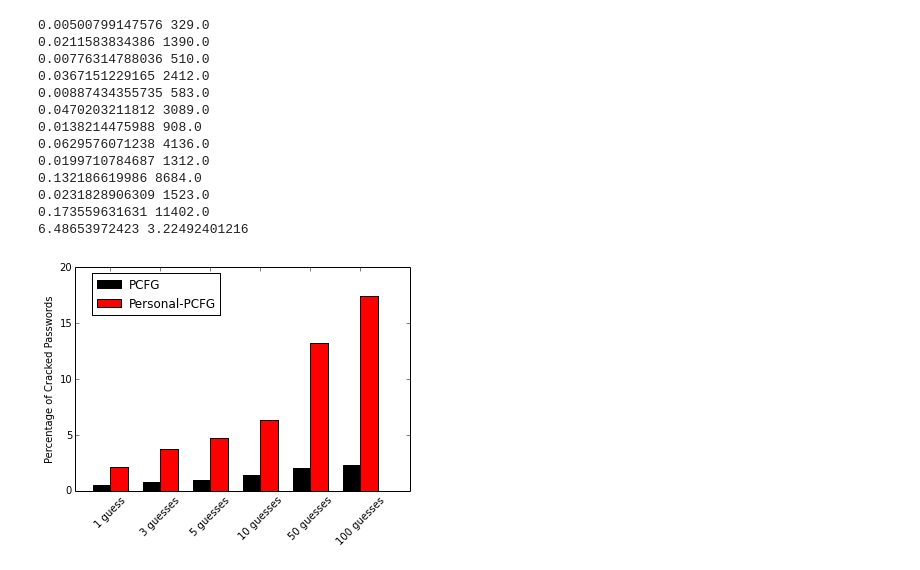
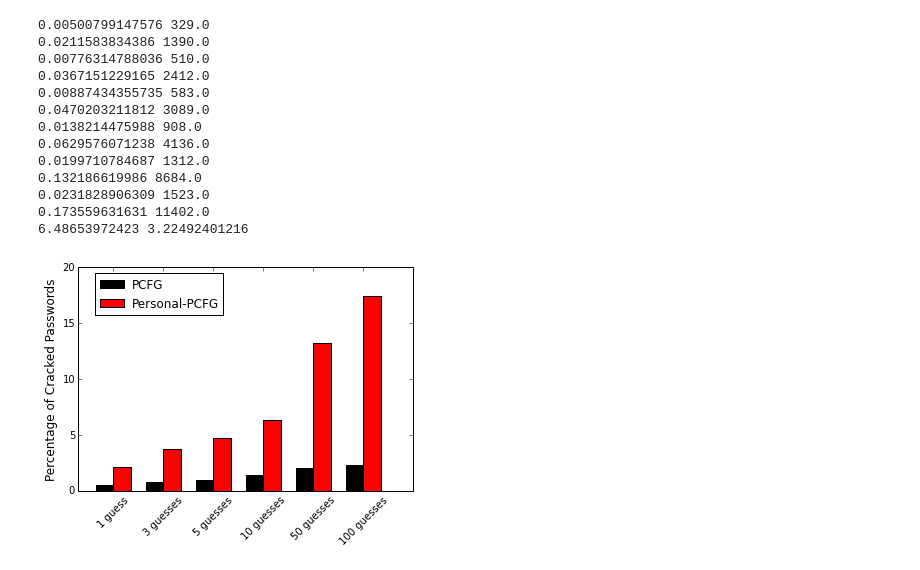
Before and after one commit to qingyuanxingsi/12306_passcracking, a Jupyter notebook: Cracking.ipynb, the cells around one changed output. Saved outputs shown, nothing was run; the diff lists cells and outputs as text; code cells hidden in the pictures.

```diff
--- a/Cracking.ipynb
+++ b/Cracking.ipynb
@@ -201,32 +201,32 @@ ax = fig.add_subplot(111)
 ## the data
 N = 6
 menMeans = [0.5, 0.8, 0.9, 1.4, 2.0, 2.3]
 womenMeans = [2.1, 3.7, 4.7, 6.3, 13.2,17.4]
 
 ## necessary variables
 ind = np.arange(N)                # the x locations for the groups
 width = 0.35                      # the width of the bars
 
 ## the bars
 rects1 = ax.bar(ind, menMeans, width,
                 color='black')
 
 rects2 = ax.bar(ind+width, womenMeans, width,
                     color='red')
 
 # axes and labels
 ax.set_xlim(-width,len(ind)+width)
 ax.set_ylim(0,20)
-ax.set_ylabel('Percentage of Cracked Passwords')
+ax.set_ylabel('Percentage of Cracked Passwords', fontsize=12)
 
 xTickMarks = ["1 guess","3 guesses","5 guesses" ,"10 guesses","50 guesses" ,"100 guesses"]
 
 ax.set_xticks(ind+width)
 xtickNames = ax.set_xticklabels(xTickMarks)
 plt.setp(xtickNames, rotation=45, fontsize=10)
 ## add a legend
 plt.legend((rects1[0], rects2[0]), ('PCFG', 'Personal-PCFG'),bbox_to_anchor=(0.45,1))
 
 plt.show()
 # %% [output]
-[figure, old version]
+[figure, new version]
```
Also changed, not shown: parts of 2 cells of this notebook, 1 other file.
